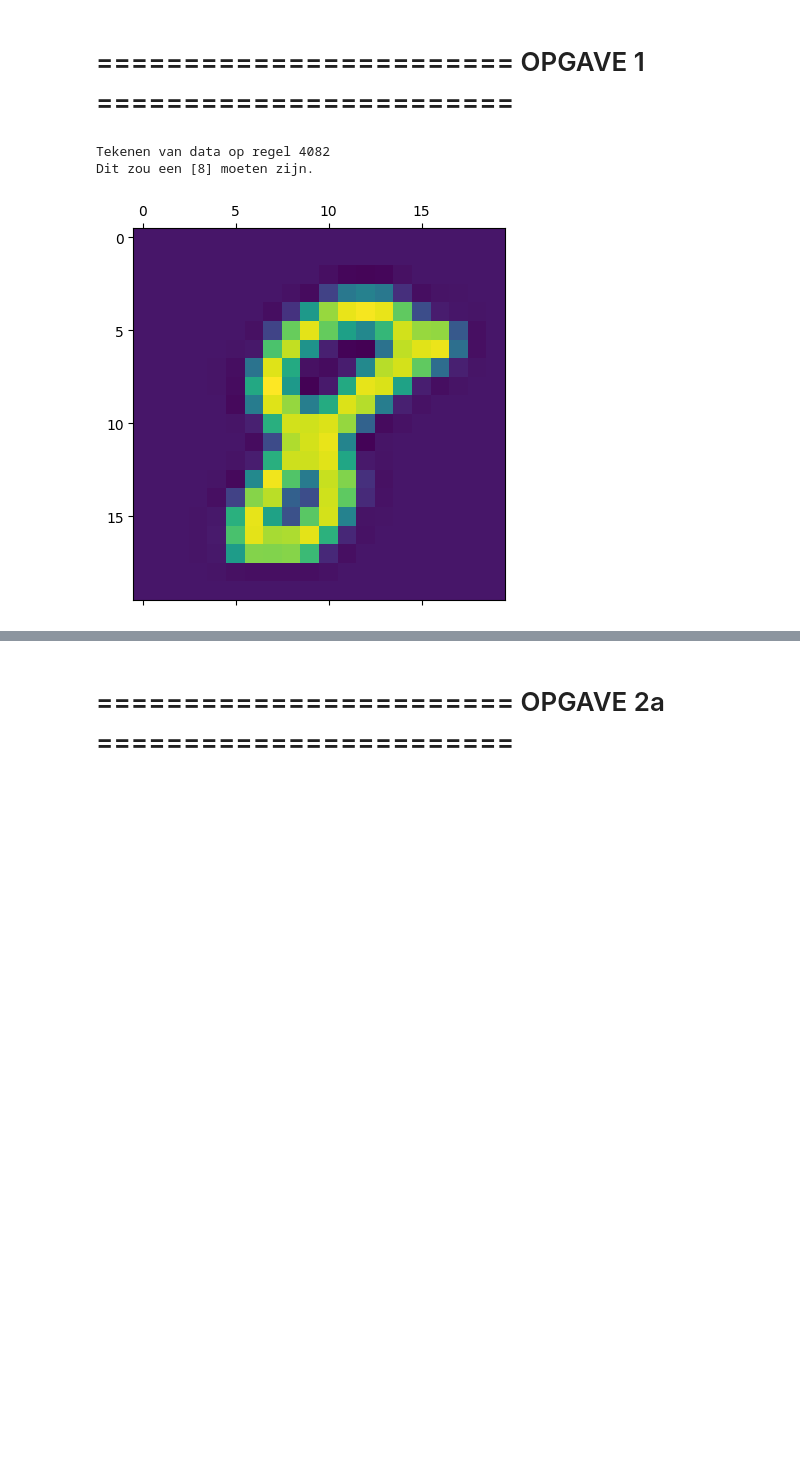
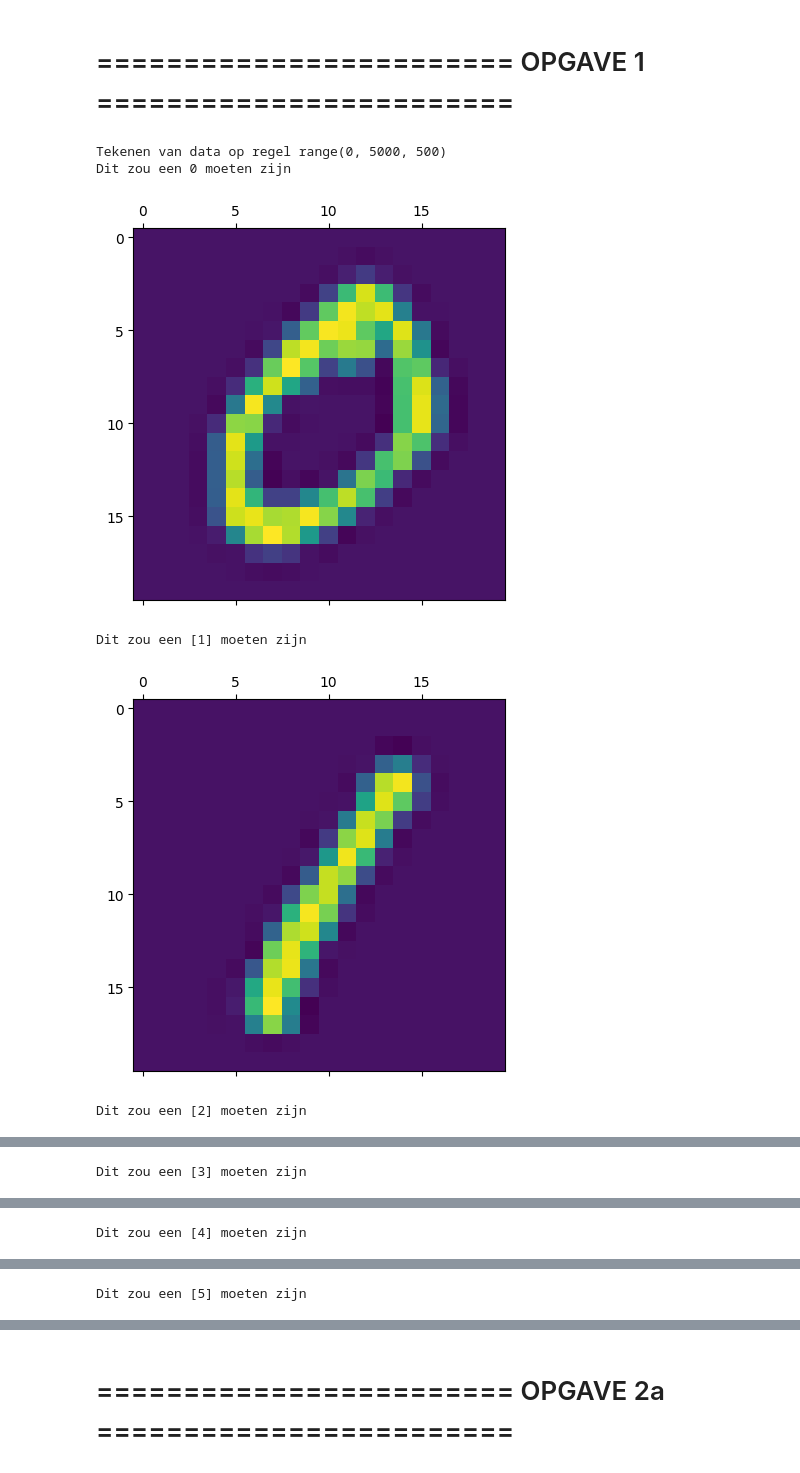
Before and after one commit to nikvdree/ml_colinik, a Jupyter notebook: Week 2/exercise2.ipynb, the cells around one changed output, grey strips where cells are left out. Saved outputs shown, nothing was run; the diff lists cells and outputs as text; code cells hidden in the pictures; blank space fills up the shorter version.

Commit message:
print 0-9

```diff
--- a/Week 2/exercise2.ipynb
+++ b/Week 2/exercise2.ipynb
@@ -62,18 +62,32 @@ num_labels = 10;          # 10 labels, 1 tot en met 10
 # ========================  OPGAVE 1 ========================
 # %%
 
-rnd = randint(0, X.shape[0])
+rnd = range(0, X.shape[0], 500)
 print (f"Tekenen van data op regel {rnd}")
 if (len(sys.argv)>1 and sys.argv[1]=='skip') :
     print ("Slaan we over")
 else:
-    hyp = y[rnd]
-    if (hyp==10): hyp=0
-    print (f"Dit zou een {hyp} moeten zijn.")
-    plot_number(X[rnd,:])
+    for i in rnd:
+        hyp = y[i]
+        if (hyp == 10): hyp = 0
+        print (f"Dit zou een {hyp} moeten zijn")
+        plot_number(X[i,:])
+
+# rnd = randint(0, X.shape[0])
+# print (f"Tekenen van data op regel {rnd}")
+# if (len(sys.argv)>1 and sys.argv[1]=='skip') :
+#     print ("Slaan we over")
+# else:
+#     hyp = y[rnd]
+#     if (hyp==10): hyp=0
+#     print (f"Dit zou een {hyp} moeten zijn.")
+#     plot_number(X[rnd,:])
 
 # input ("Druk op Return om verder te gaan...")
 # %% [output]
-Tekenen van data op regel 4082
-Dit zou een [8] moeten zijn.
+Tekenen van data op regel range(0, 5000, 500)
+Dit zou een 0 moeten zijn
-[figure, old version]
+[figure, new version]
+Dit zou een [1] moeten zijn
+[figure, added]
+Dit zou een [2] moeten zijn
@@ -79,0 +95 @@ Dit zou een [8] moeten zijn.
+Dit zou een [3] moeten zijn
@@ -79,0 +97 @@ Dit zou een [8] moeten zijn.
+Dit zou een [4] moeten zijn
@@ -79,0 +99 @@ Dit zou een [8] moeten zijn.
+Dit zou een [5] moeten zijn
```
Also changed, not shown: parts of 1 cell of this notebook.
